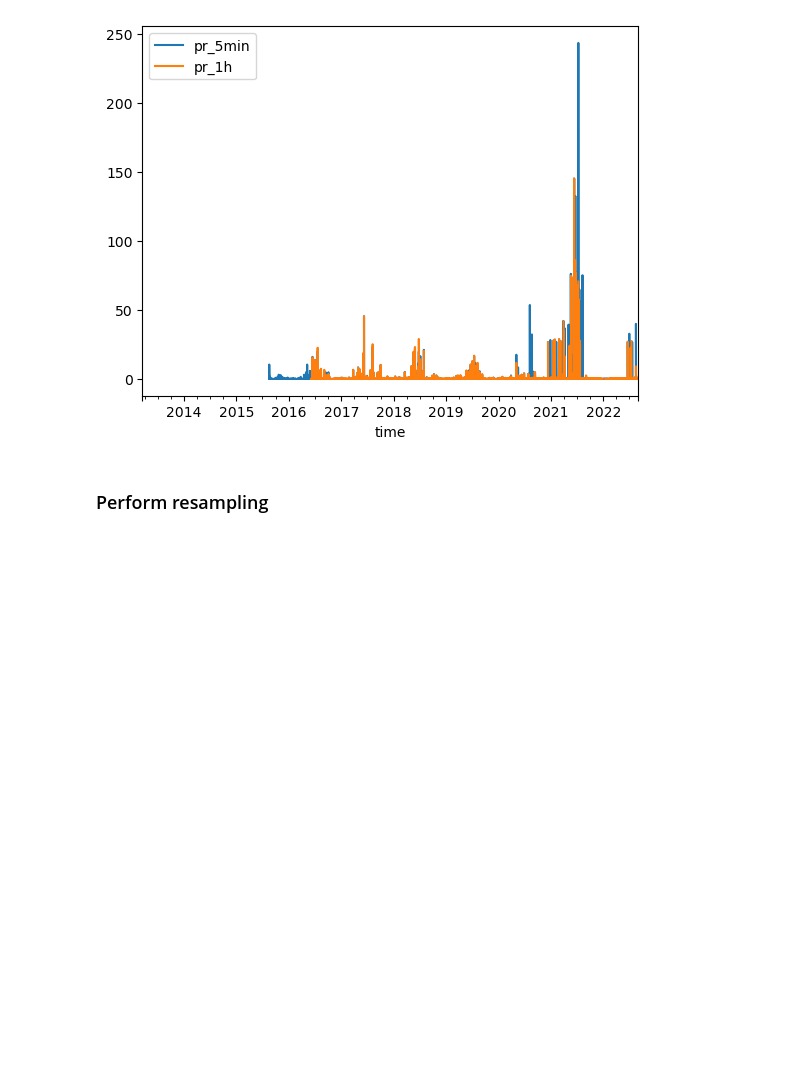
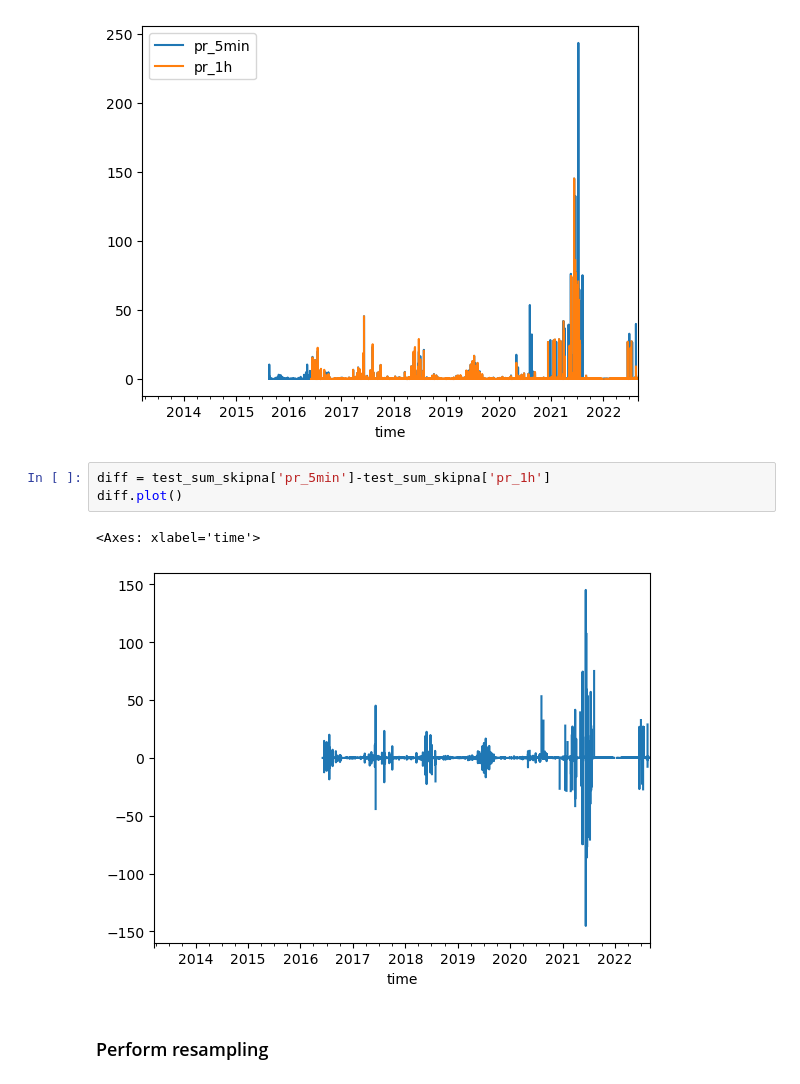
Before and after one commit to Eagle-Rock-Analytics/historical-obs-platform, a Jupyter notebook: test_platform/scripts/4_merge_data/developing_merge_utils.ipynb, the cells around one changed output. Saved outputs shown, nothing was run; the diff lists cells and outputs as text; blank space fills up the shorter version.

Commit message:
plotting the difference in resampled 5min 1h precip data

```diff
--- a/test_platform/scripts/4_merge_data/developing_merge_utils.ipynb
+++ b/test_platform/scripts/4_merge_data/developing_merge_utils.ipynb
@@ -384,6 +384,12 @@ test_sum_skipna.plot(y=['pr_5min','pr_1h'])
 # %% [output]
 <Axes: xlabel='time'>
 [figure]
+# %%
+diff = test_sum_skipna['pr_5min']-test_sum_skipna['pr_1h']
+diff.plot()
+# %% [output]
+<Axes: xlabel='time'>
+[figure, added]
 # %% [markdown]
 ### Perform resampling
 # %%
```
